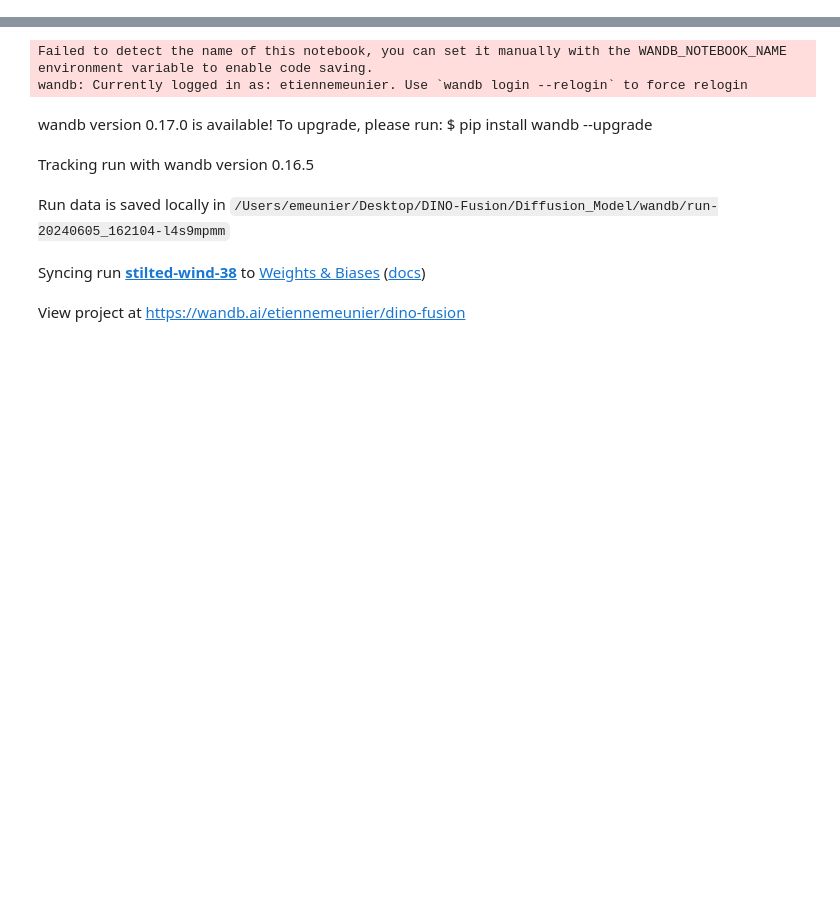
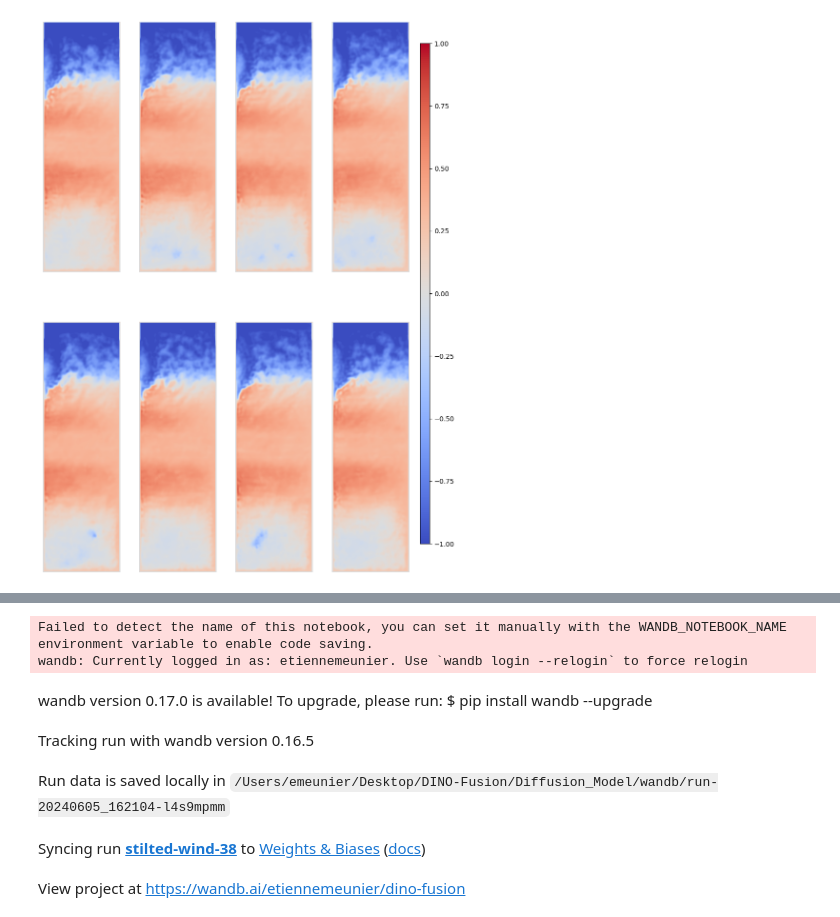
Before and after one commit to Etienne-Meunier/DINO-Fusion, a Jupyter notebook: Diffusion_Model/test_backbone.ipynb, the cells around one changed output, grey strips where cells are left out. Saved outputs shown, nothing was run; the diff lists cells and outputs as text; code cells hidden in the pictures; blank space fills up the shorter version.

```diff
--- a/Diffusion_Model/test_backbone.ipynb
+++ b/Diffusion_Model/test_backbone.ipynb
@@ -7,0 +16,20 @@ config = MiniConfig()
+# %%
+results = np.load('/gpfswork/rech/omr/udu91zn/diffusionmodels/diffModel_experiences/a51tvhn6//epoch_160.npy')
+# %%
+fig, axs = plt.subplots(2, 4, figsize=(10, 15))
+
+for i in range(8):
+    ax = axs[i // 4, i % 4]
+    cax = ax.imshow(results[i, 0], cmap='coolwarm', vmin=-1, vmax=1)
+    ax.axis('off')  # Hide the axis
+
+# Create an axis for the colorbar
+cbar_ax = fig.add_axes([0.92, 0.15, 0.02, 0.7])  # Adjust position and size of colorbar
+
+# Use the last image to set the colorbar with limits
+fig.colorbar(cax, cax=cbar_ax)
+
+#plt.tight_layout(rect=[0, 0, 0.9, 1])  # Adjust layout to make space for colorbar
+plt.show()
+# %% [output]
+[figure, added]
```
Also changed, not shown: parts of 10 cells of this notebook, 10 other files.
